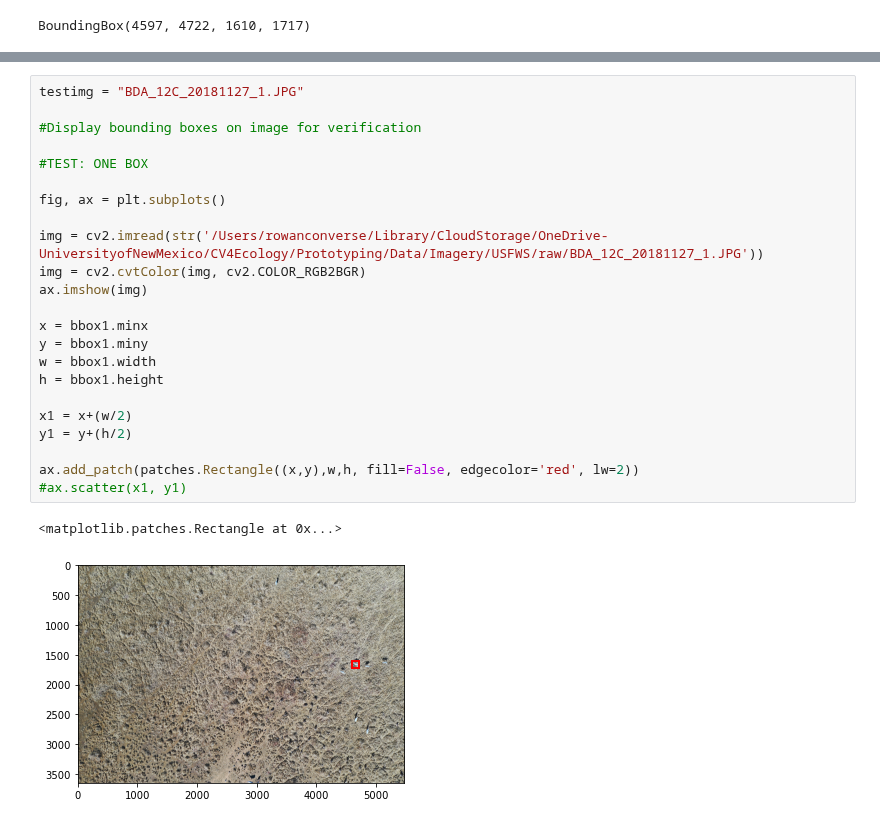
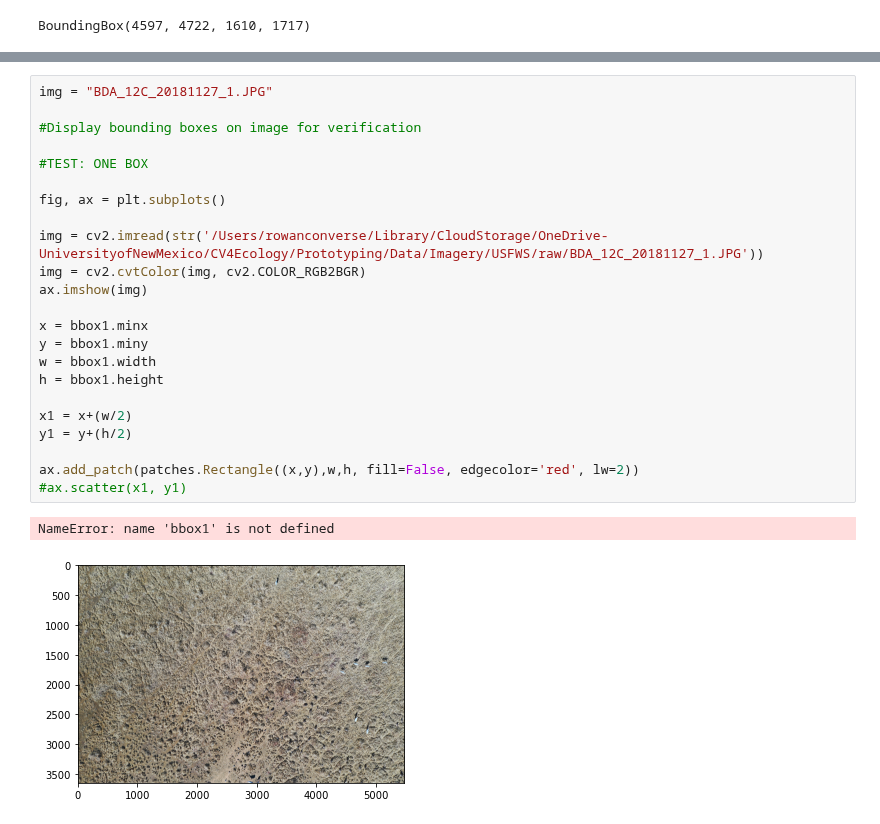
Before and after one commit to rowanoaktree/AggregationScripts, a Jupyter notebook: Scratch/Scratch_USFWSDisplay.ipynb, the cells around one changed output, grey strips where cells are left out. Saved outputs shown, nothing was run; the diff lists cells and outputs as text.

```diff
--- a/Scratch/Scratch_USFWSDisplay.ipynb
+++ b/Scratch/Scratch_USFWSDisplay.ipynb
@@ -42,26 +104,26 @@ BoundingBox(4597, 4722, 1610, 1717)
 # %%
-testimg = "BDA_12C_20181127_1.JPG"
+img = "BDA_12C_20181127_1.JPG"
 
 #Display bounding boxes on image for verification
 
 #TEST: ONE BOX
 
 fig, ax = plt.subplots()
 
 img = cv2.imread(str('/Users/rowanconverse/Library/CloudStorage/OneDrive-UniversityofNewMexico/CV4Ecology/Prototyping/Data/Imagery/USFWS/raw/BDA_12C_20181127_1.JPG'))
 img = cv2.cvtColor(img, cv2.COLOR_RGB2BGR)
 ax.imshow(img)
 
 x = bbox1.minx
 y = bbox1.miny
 w = bbox1.width
 h = bbox1.height
 
 x1 = x+(w/2)
 y1 = y+(h/2)
 
 ax.add_patch(patches.Rectangle((x,y),w,h, fill=False, edgecolor='red', lw=2))
 #ax.scatter(x1, y1)
 # %% [output]
-<matplotlib.patches.Rectangle at 0x...>
+NameError: name 'bbox1' is not defined
-[figure, old version]
+[figure, new version]
```
Also changed, not shown: parts of 6 cells of this notebook, 1 other file.
